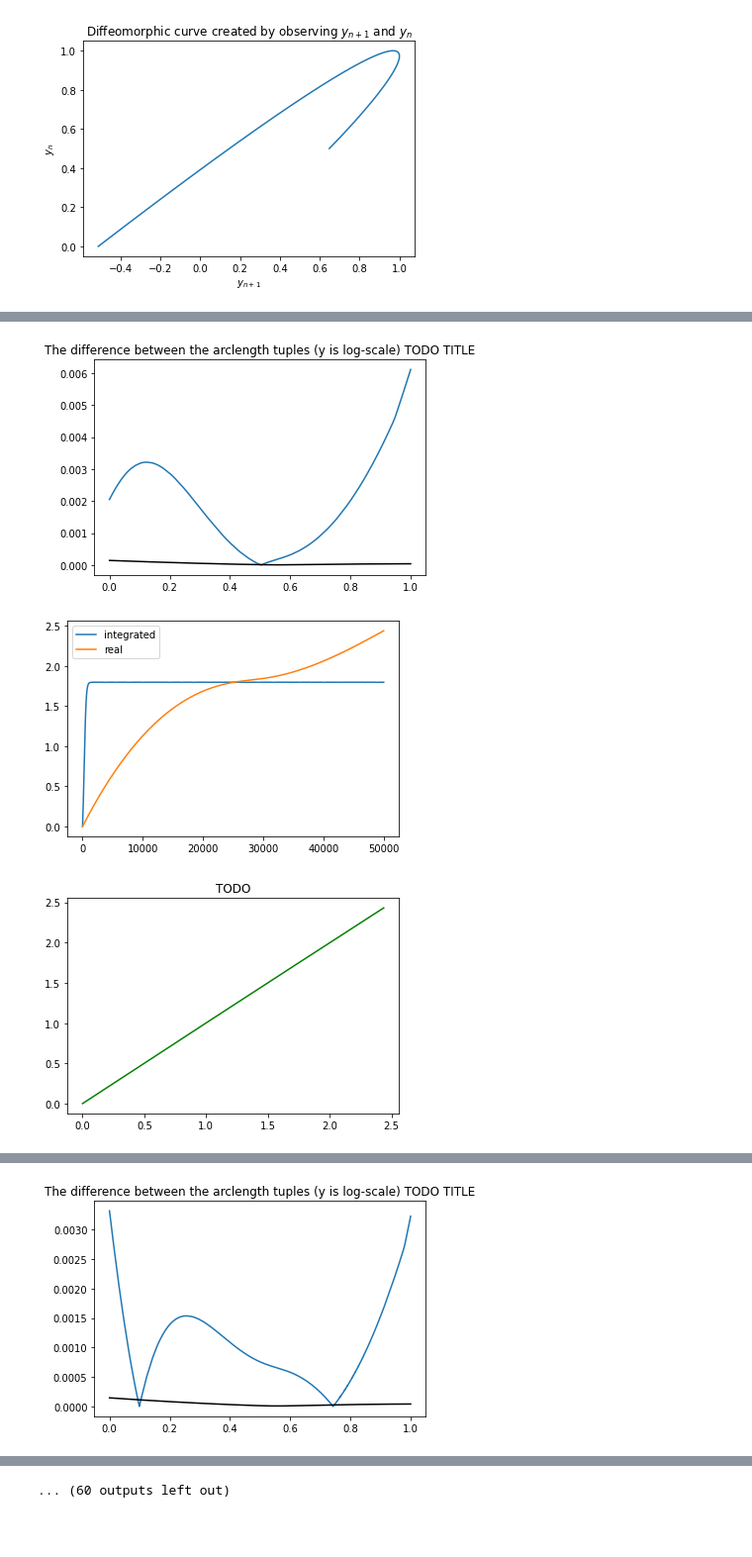
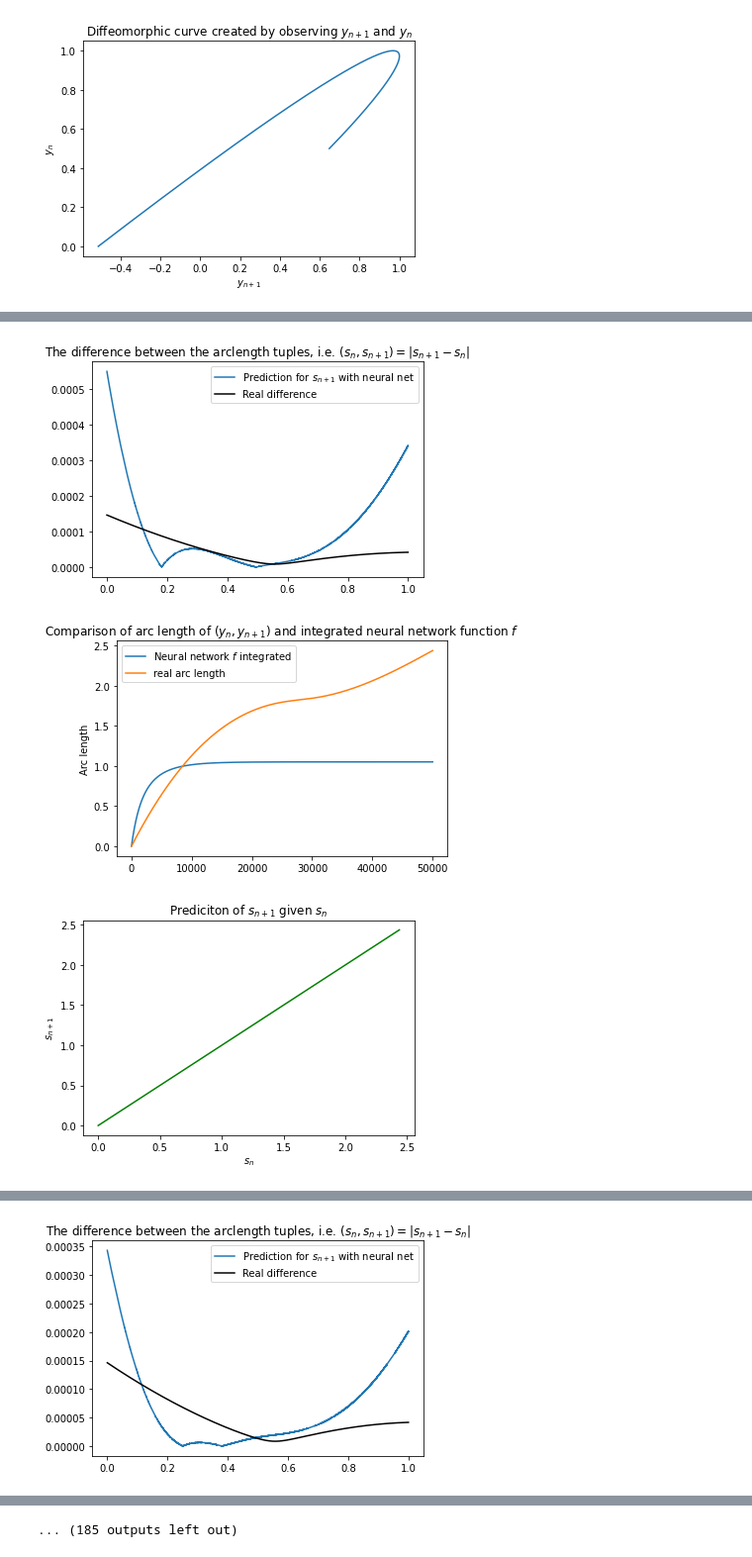
Before and after one commit to plainerman/density-transport, a Jupyter notebook: full_one_dimensional.ipynb, the cells around one changed output, grey strips where cells are left out. Shown at 99% size. Drawn from its saved outputs; the diff is of its cells as text; code cells hidden in the pictures; blank space fills up the shorter version.

```diff
--- a/full_one_dimensional.ipynb
+++ b/full_one_dimensional.ipynb
@@ -58,6 +61,15 @@ import torch
 import torch.nn as nn
 
 model = nets.RK4N(input_size = 1, num_param=1, hidden_size=20, h=1, num_hidden_layers=2)
+
+def f(t, y):
+    return model.one_step(torch.FloatTensor([y])).detach().numpy()[0]
+
+def s_n1(s_n):
+    return model(torch.tensor([[s_n]]).float()).item()
+
+def s_n1_tensor(s_n):
+    return model(s_n.float())
 
 criterion = nn.MSELoss()
 optimizer = torch.optim.Adam(model.parameters(), lr=1e-4)
@@ -104,14 +116,7 @@ for epoch in range(1, 50):  # loop over the dataset multiple times
     print('[Epoch: %3d] training loss: %.9f  validation loss: %.9f' %
             (epoch, train_loss,val_loss))
 
-
 ###############################
-
-    def s_n1(s_n):
-        return model(torch.tensor([[s_n]]).float()).item()
-
-    def s_n1_tensor(s_n):
-        return model(s_n.float())
 
     fitted_values_normalized = s_n1_tensor(torch.unsqueeze(torch.tensor(numpy.transpose(training_tuples)[0]), 1))
     #print(normalizer.inverse_transform(fitted_values.detach().numpy()))
@@ -122,10 +127,10 @@ for epoch in range(1, 50):  # loop over the dataset multiple times
     difference = numpy.abs(training_tuples_fitted[:, 0] - training_tuples_fitted[:, 1])
     print(difference)
 
-    plt.title("The difference between the arclength tuples (y is log-scale) TODO TITLE")
-    plt.plot(numpy.linspace(0, 1, observe.samplesize)[2:], difference)
-    plt.plot(numpy.linspace(0, 1, observe.samplesize)[2:], real_difference, color='black')
-    #plt.yscale("log")
+    plt.title("The difference between the arclength tuples, i.e. $(s_n, s_{n+1}) = | s_{n+1} - s_{n}|$")
+    plt.plot(numpy.linspace(0, 1, observe.samplesize)[2:], difference, label="Prediction for $s_{n+1}$ with neural net")
+    plt.plot(numpy.linspace(0, 1, observe.samplesize)[2:], real_difference, label="Real difference" ,color='black')
+    plt.legend()
     plt.show()
 
     #print(training_tuples)
@@ -133,21 +138,24 @@ for epoch in range(1, 50):  # loop over the dataset multiple times
 
     from scipy.integrate import solve_ivp
 
-    def f(t, y):
-        return model.one_step(torch.FloatTensor([y])).detach().numpy()[0]
     t_eval = numpy.linspace(0, observe.samplesize, observe.samplesize)
     sol = solve_ivp(f, [0, observe.samplesize], [0], t_eval=t_eval)
 
-    plt.plot(t_eval, sol.y[0], label="integrated neural network")
-    plt.plot(t_eval[1:], alen, label="real arclength")
+    plt.title("Comparison of arc length of $(y_n, y_{n+1})$ and integrated neural network function $f$")
+    plt.ylabel("Arc length")
+    plt.plot(t_eval, sol.y[0], label="Neural network $f$ integrated")
+    plt.plot(t_eval[1:], alen, label="real arc length")
     plt.legend()
     plt.show()
 
-    plt.title("TODO") # TODO: write title
+    plt.title("Prediciton of $s_{n+1}$ given $s_n$")
     plt.plot(numpy.linspace(0, s[-1], 1000), [s_n1(x) for x in numpy.linspace(0, s[-1], 1000)], label = "$i = 1$, $y_{n}, y_{n+1}$", color = "green")
+    plt.xlabel("$s_{n}$")
+    plt.ylabel("$s_{n+1}$")
     plt.show()
 ###############################
 
+    model.save("full_one_dimensional/non_normalized/" + str(epoch) + ".model")
 
 plt.plot(train_losses, label="training loss")
 plt.plot(val_losses, label="validation loss")
@@ -160,3 +168,3 @@ plt.show()
-[figure, old version]
+[figure, new version]
-[figure, old version]
+[figure, new version]
-[figure, old version]
+[figure, new version]
@@ -165 +173 @@ plt.show()
-[figure, old version]
+[figure, new version]
@@ -173 +182 @@ plt.show()
-... (60 outputs left out)
+... (185 outputs left out)
```
Also changed, not shown: parts of 5 cells of this notebook, 2 other files.
